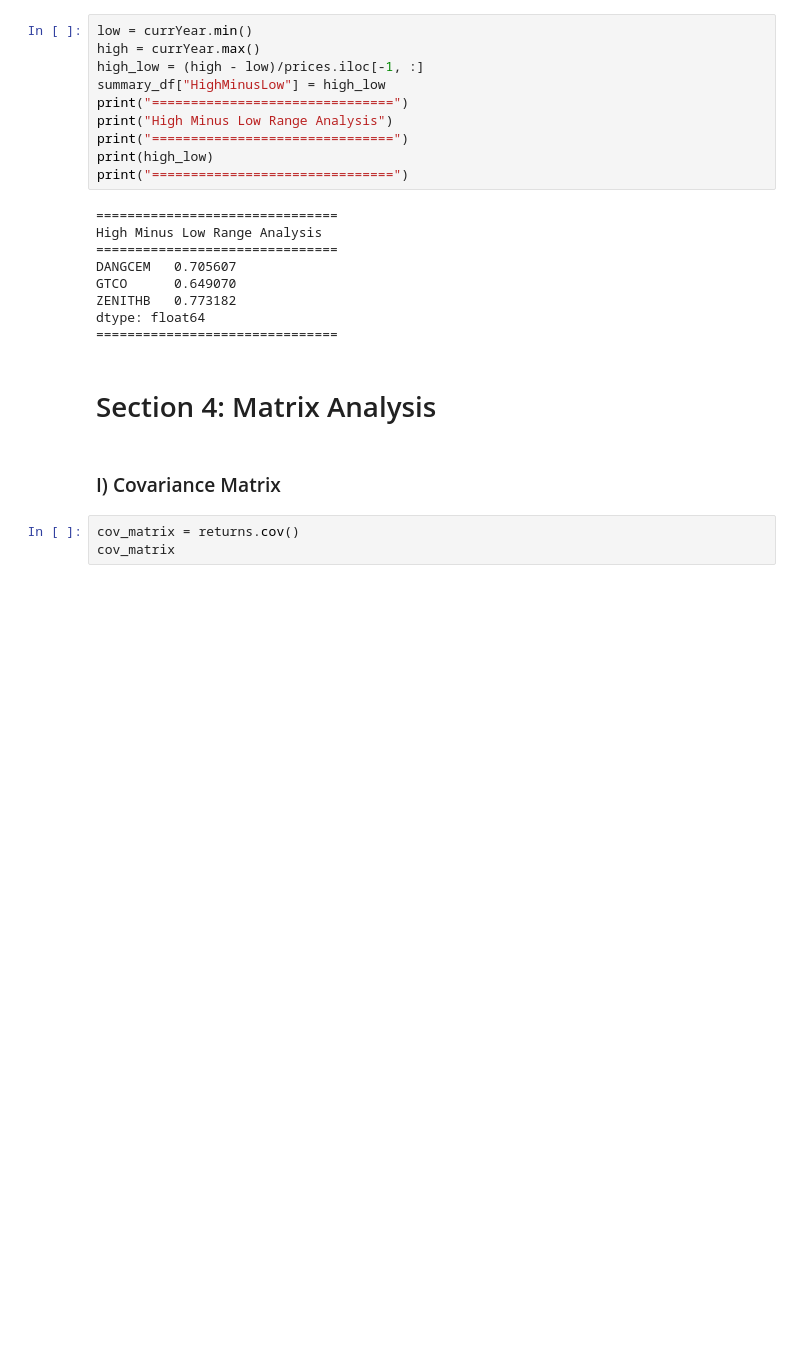
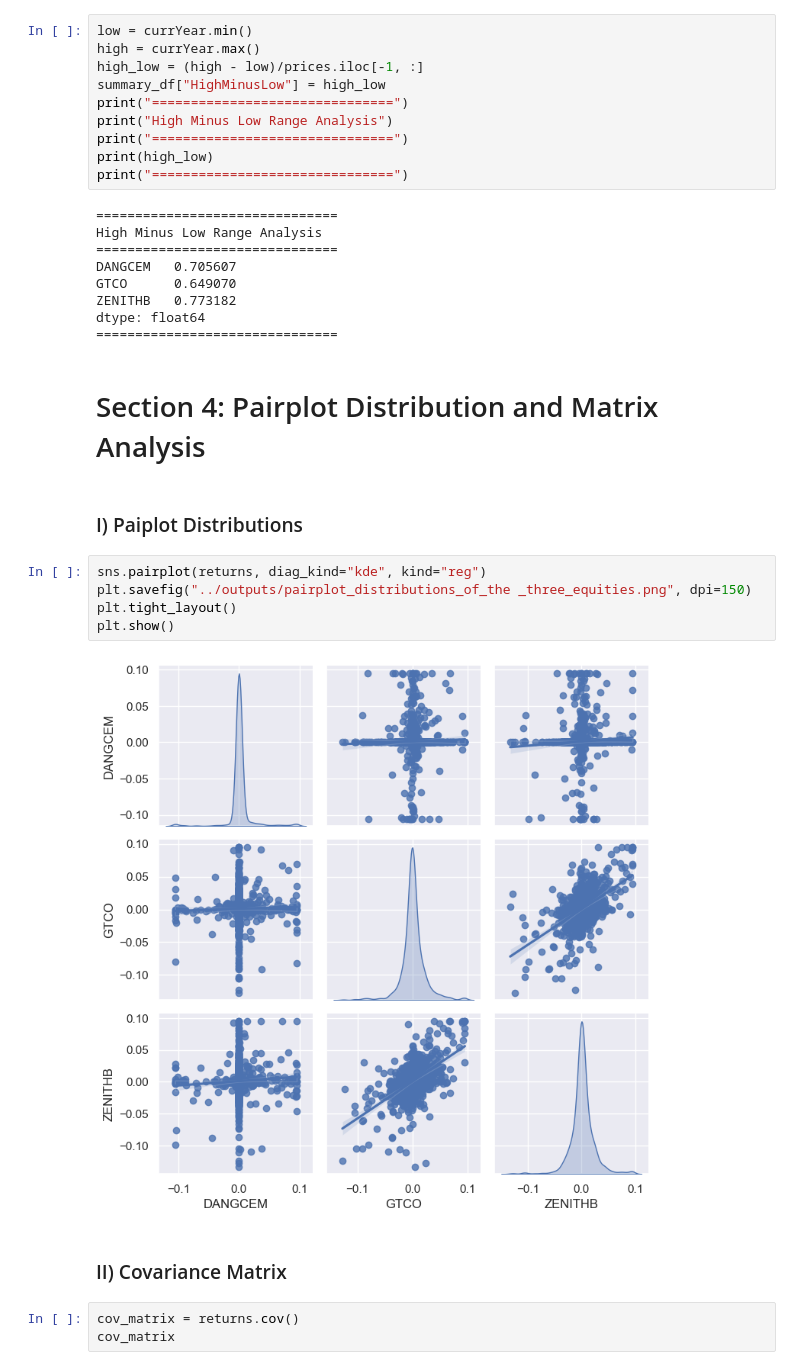
Before and after one commit to emycodesanalytics/finance-data-projects, a Jupyter notebook: 01-equities-performance-analysis/notebooks/equities_performance_analysis.ipynb, the cells around one changed output. Saved outputs shown, nothing was run; the diff lists cells and outputs as text; blank space fills up the shorter version.

Commit message:
feat: plotted pairplot distributions

```diff
--- a/01-equities-performance-analysis/notebooks/equities_performance_analysis.ipynb
+++ b/01-equities-performance-analysis/notebooks/equities_performance_analysis.ipynb
@@ -396,9 +396,18 @@ ZENITHB   0.773182
 dtype: float64
 ===============================
 # %% [markdown]
-# Section 4: Matrix Analysis
+# Section 4: Pairplot Distribution and Matrix Analysis
+# %% [markdown]
+### I) Paiplot Distributions
+# %%
+sns.pairplot(returns, diag_kind="kde", kind="reg")
+plt.savefig("../outputs/pairplot_distributions_of_the _three_equities.png", dpi=150)
+plt.tight_layout()
+plt.show()
+# %% [output]
+[figure, added]
 # %% [markdown]
-### I) Covariance Matrix
+### II) Covariance Matrix
 # %%
 cov_matrix = returns.cov()
 cov_matrix
```
Also changed, not shown: parts of 1 cell of this notebook.
